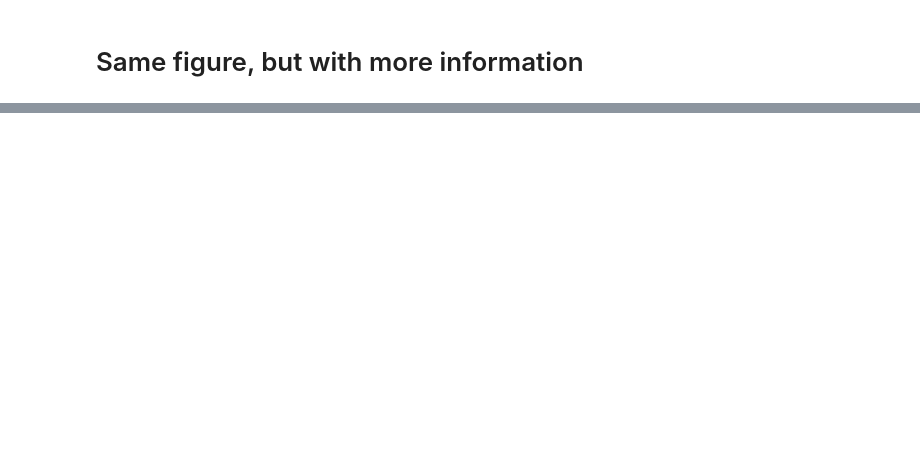
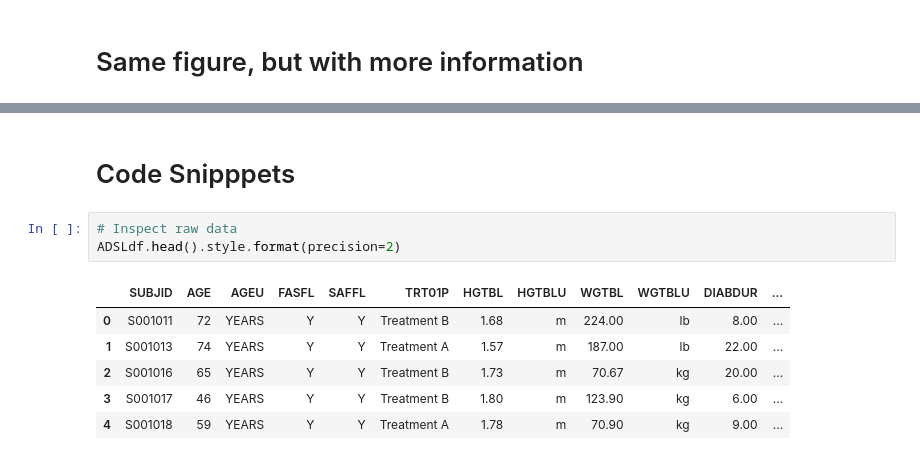
Before and after one commit to nurrix/novo-application-2022-03-28, a Jupyter notebook: Novo2022-03-28.ipynb, the cells around one changed output, grey strips where cells are left out. Drawn from its saved outputs; the diff is of its cells as text; blank space fills up the shorter version.

```diff
--- a/Novo2022-03-28.ipynb
+++ b/Novo2022-03-28.ipynb
@@ -523,2 +526,12 @@ pltFcn(ax[1], DF=fig2_df,title=title[1], ylabel=ylabel[1], with_baseline=False,
 # %% [markdown]
-#
+# Code Snipppets
+# %%
+# Inspect raw data
+ADSLdf.head().style.format(precision=2)
+# %% [output]
+|  | SUBJID | AGE | AGEU | FASFL | SAFFL | TRT01P | HGTBL | HGTBLU | WGTBL | WGTBLU | DIABDUR | ... |
+| 0 | S001011 | 72 | YEARS | Y | Y | Treatment B | 1.68 | m | 224.00 | lb | 8.00 | ... |
+| 1 | S001013 | 74 | YEARS | Y | Y | Treatment A | 1.57 | m | 187.00 | lb | 22.00 | ... |
+| 2 | S001016 | 65 | YEARS | Y | Y | Treatment B | 1.73 | m | 70.67 | kg | 20.00 | ... |
+| 3 | S001017 | 46 | YEARS | Y | Y | Treatment B | 1.80 | m | 123.90 | kg | 6.00 | ... |
+| 4 | S001018 | 59 | YEARS | Y | Y | Treatment A | 1.78 | m | 70.90 | kg | 9.00 | ... |
```
Also changed, not shown: parts of 16 cells of this notebook.
